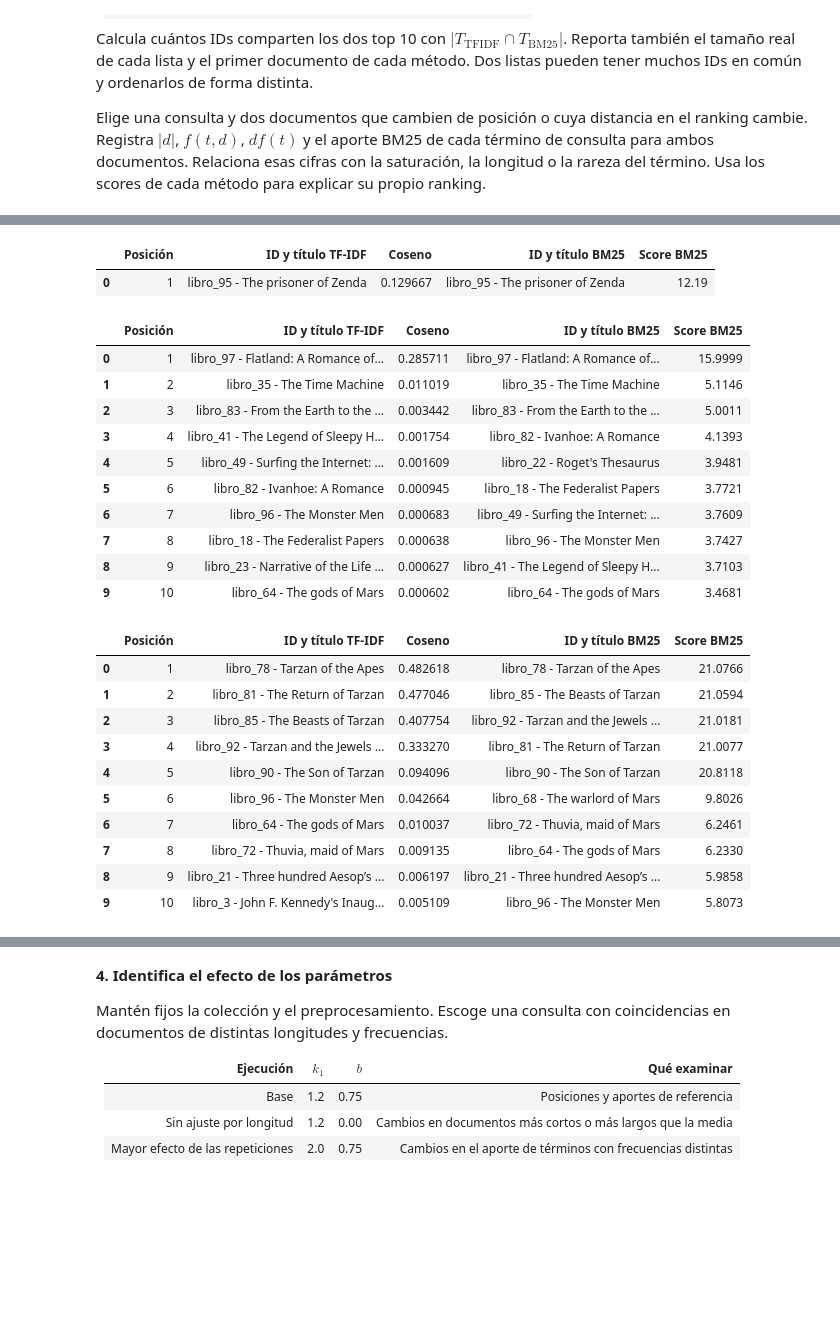
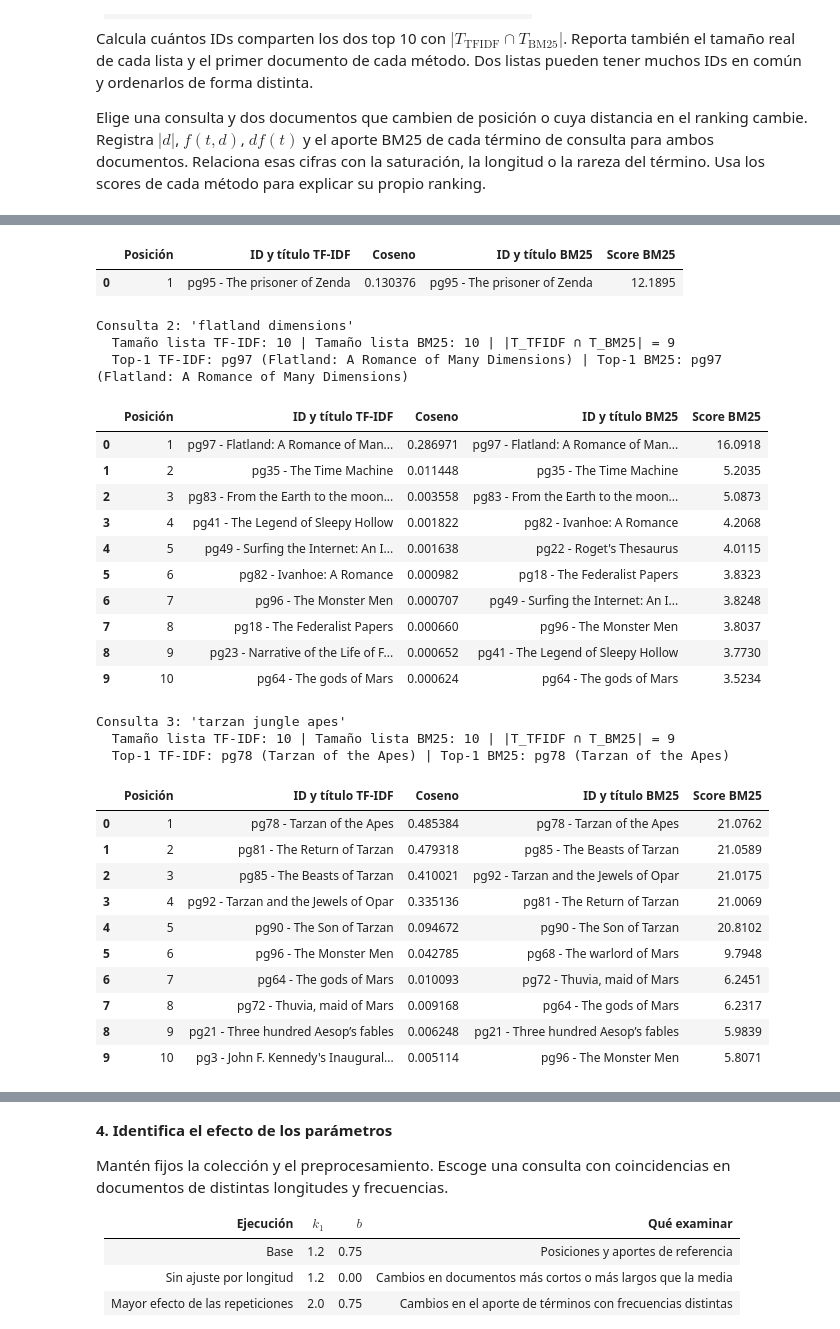
Before and after one commit to BrandonFreire/Notebooks-RI, a Jupyter notebook: IB/BM25/04_bm25.ipynb, the cells around one changed output, grey strips where cells are left out. Saved outputs shown, nothing was run; the diff lists cells and outputs as text; code cells hidden in the pictures; blank space fills up the shorter version.

```diff
--- a/IB/BM25/04_bm25.ipynb
+++ b/IB/BM25/04_bm25.ipynb
@@ -330,8 +372,8 @@ for idx_q, c in enumerate(consultas, start=1):
     lista_bm25 = c['top_bm25']
     max_filas = max(len(lista_tfidf), len(lista_bm25))
 
-    ids_tfidf = {r['doc_id'] for r in lista_tfidf}
-    ids_bm25 = {r['doc_id'] for r in lista_bm25}
+    ids_tfidf = set([r['doc_id'] for r in lista_tfidf])
+    ids_bm25 = set([r['doc_id'] for r in lista_bm25])
     interseccion = ids_tfidf & ids_bm25
 
     primero_tfidf = f"{lista_tfidf[0]['doc_id']} ({lista_tfidf[0]['titulo']})" if lista_tfidf else 'Ninguno'
@@ -379,13 +421,20 @@ for idx_q, c in enumerate(consultas, start=1):
 print("\nResumen general de coincidencia en el Top-10 por consulta:")
 display(pd.DataFrame(resumen_comparacion))
 
-# 2. Análisis detallado de cambio de posición entre dos documentos
-# Elegimos la consulta 4 ('alice rabbit queen king') y los documentos libro_11 y libro_12
+# 2. Análisis de cambio de posición entre dos documentos
 def analizar_cambio_posicion(consulta_str, docs_comparar):
-    c_obj = next(c for c in consultas if c['consulta'] == consulta_str)
-    tokens_q = c_obj['tokens']
-    pos_tfidf = {r['doc_id']: i + 1 for i, r in enumerate(buscar_tfidf_coseno(tokens_q, top_k=N))}
-    pos_bm25 = {r['doc_id']: i + 1 for i, r in enumerate(buscar_bm25(tokens_q, top_k=N))}
+    tokens_q = preprocesar(consulta_str)
+    ranking_tfidf = buscar_tfidf_coseno(tokens_q, top_k=N)
+    ranking_bm25 = buscar_bm25(tokens_q, top_k=N)
+
+    pos_tfidf = {}
+    for i, r in enumerate(ranking_tfidf):
+        pos_tfidf[r['doc_id']] = i + 1
+
+    pos_bm25 = {}
+    for i, r in enumerate(ranking_bm25):
+        pos_bm25[r['doc_id']] = i + 1
+
     scores_cos = cosine_similarity(vectorizador_tfidf.transform([tokens_q]), matriz_tfidf_dispersa)[0]
 
     print(f"\n=== Análisis de cambio de posición para la consulta: '{consulta_str}' ===")
@@ -394,7 +443,10 @@ def analizar_cambio_posicion(consulta_str, docs_comparar):
     filas_resumen_docs = []
     for doc_id in docs_comparar:
         idx = ids_documentos.index(doc_id)
-        score_bm = sum(aporte_termino_bm25(t, idx) for t in tokens_q)
+        score_bm = 0.0
+        for t in tokens_q:
+            score_bm += aporte_termino_bm25(t, idx)
+
         filas_resumen_docs.append({
             'Documento': f"{doc_id} ({titulos[idx]})",
             '|d| (longitud)': longitudes_docs[idx],
@@ -425,8 +477,8 @@ def analizar_cambio_posicion(consulta_str, docs_comparar):
 
     display(pd.DataFrame(filas_terminos))
 
-analizar_cambio_posicion('alice rabbit queen king', ['libro_11', 'libro_12'])
-analizar_cambio_posicion('constitution congress president rights government', ['libro_5', 'libro_18'])
+analizar_cambio_posicion('alice rabbit queen king', ['pg11', 'pg12'])
+analizar_cambio_posicion('constitution congress president rights government', ['pg5', 'pg18'])
 # %% [output]
 Consulta 1: 'zenda'
   Tamaño lista TF-IDF: 1 | Tamaño lista BM25: 1 | |T_TFIDF ∩ T_BM25| = 1
@@ -448,24 +486,30 @@ Longitud media de la colección (avgdl): 67085.77 tokens
 |  | Posición | ID y título TF-IDF | Coseno | ID y título BM25 | Score BM25 |
-| 0 | 1 | libro_95 - The prisoner of Zenda | 0.129667 | libro_95 - The prisoner of Zenda | 12.19 |
+| 0 | 1 | pg95 - The prisoner of Zenda | 0.130376 | pg95 - The prisoner of Zenda | 12.1895 |
+Consulta 2: 'flatland dimensions'
+  Tamaño lista TF-IDF: 10 | Tamaño lista BM25: 10 | |T_TFIDF ∩ T_BM25| = 9
+  Top-1 TF-IDF: pg97 (Flatland: A Romance of Many Dimensions) | Top-1 BM25: pg97 (Flatland: A Romance of Many Dimensions)
 |  | Posición | ID y título TF-IDF | Coseno | ID y título BM25 | Score BM25 |
-| 0 | 1 | libro_97 - Flatland: A Romance of... | 0.285711 | libro_97 - Flatland: A Romance of... | 15.9999 |
-| 1 | 2 | libro_35 - The Time Machine | 0.011019 | libro_35 - The Time Machine | 5.1146 |
-| 2 | 3 | libro_83 - From the Earth to the ... | 0.003442 | libro_83 - From the Earth to the ... | 5.0011 |
-| 3 | 4 | libro_41 - The Legend of Sleepy H... | 0.001754 | libro_82 - Ivanhoe: A Romance | 4.1393 |
-| 4 | 5 | libro_49 - Surfing the Internet: ... | 0.001609 | libro_22 - Roget's Thesaurus | 3.9481 |
-| 5 | 6 | libro_82 - Ivanhoe: A Romance | 0.000945 | libro_18 - The Federalist Papers | 3.7721 |
-| 6 | 7 | libro_96 - The Monster Men | 0.000683 | libro_49 - Surfing the Internet: ... | 3.7609 |
-| 7 | 8 | libro_18 - The Federalist Papers | 0.000638 | libro_96 - The Monster Men | 3.7427 |
-| 8 | 9 | libro_23 - Narrative of the Life ... | 0.000627 | libro_41 - The Legend of Sleepy H... | 3.7103 |
-| 9 | 10 | libro_64 - The gods of Mars | 0.000602 | libro_64 - The gods of Mars | 3.4681 |
+| 0 | 1 | pg97 - Flatland: A Romance of Man... | 0.286971 | pg97 - Flatland: A Romance of Man... | 16.0918 |
+| 1 | 2 | pg35 - The Time Machine | 0.011448 | pg35 - The Time Machine | 5.2035 |
+| 2 | 3 | pg83 - From the Earth to the moon... | 0.003558 | pg83 - From the Earth to the moon... | 5.0873 |
+| 3 | 4 | pg41 - The Legend of Sleepy Hollow | 0.001822 | pg82 - Ivanhoe: A Romance | 4.2068 |
+| 4 | 5 | pg49 - Surfing the Internet: An I... | 0.001638 | pg22 - Roget's Thesaurus | 4.0115 |
+| 5 | 6 | pg82 - Ivanhoe: A Romance | 0.000982 | pg18 - The Federalist Papers | 3.8323 |
+| 6 | 7 | pg96 - The Monster Men | 0.000707 | pg49 - Surfing the Internet: An I... | 3.8248 |
+| 7 | 8 | pg18 - The Federalist Papers | 0.000660 | pg96 - The Monster Men | 3.8037 |
+| 8 | 9 | pg23 - Narrative of the Life of F... | 0.000652 | pg41 - The Legend of Sleepy Hollow | 3.7730 |
+| 9 | 10 | pg64 - The gods of Mars | 0.000624 | pg64 - The gods of Mars | 3.5234 |
+Consulta 3: 'tarzan jungle apes'
+  Tamaño lista TF-IDF: 10 | Tamaño lista BM25: 10 | |T_TFIDF ∩ T_BM25| = 9
+  Top-1 TF-IDF: pg78 (Tarzan of the Apes) | Top-1 BM25: pg78 (Tarzan of the Apes)
 |  | Posición | ID y título TF-IDF | Coseno | ID y título BM25 | Score BM25 |
-| 0 | 1 | libro_78 - Tarzan of the Apes | 0.482618 | libro_78 - Tarzan of the Apes | 21.0766 |
-| 1 | 2 | libro_81 - The Return of Tarzan | 0.477046 | libro_85 - The Beasts of Tarzan | 21.0594 |
-| 2 | 3 | libro_85 - The Beasts of Tarzan | 0.407754 | libro_92 - Tarzan and the Jewels ... | 21.0181 |
-| 3 | 4 | libro_92 - Tarzan and the Jewels ... | 0.333270 | libro_81 - The Return of Tarzan | 21.0077 |
-| 4 | 5 | libro_90 - The Son of Tarzan | 0.094096 | libro_90 - The Son of Tarzan | 20.8118 |
-| 5 | 6 | libro_96 - The Monster Men | 0.042664 | libro_68 - The warlord of Mars | 9.8026 |
-| 6 | 7 | libro_64 - The gods of Mars | 0.010037 | libro_72 - Thuvia, maid of Mars | 6.2461 |
-| 7 | 8 | libro_72 - Thuvia, maid of Mars | 0.009135 | libro_64 - The gods of Mars | 6.2330 |
-| 8 | 9 | libro_21 - Three hundred Aesop’s ... | 0.006197 | libro_21 - Three hundred Aesop’s ... | 5.9858 |
-| 9 | 10 | libro_3 - John F. Kennedy's Inaug... | 0.005109 | libro_96 - The Monster Men | 5.8073 |
+| 0 | 1 | pg78 - Tarzan of the Apes | 0.485384 | pg78 - Tarzan of the Apes | 21.0762 |
+| 1 | 2 | pg81 - The Return of Tarzan | 0.479318 | pg85 - The Beasts of Tarzan | 21.0589 |
+| 2 | 3 | pg85 - The Beasts of Tarzan | 0.410021 | pg92 - Tarzan and the Jewels of Opar | 21.0175 |
+| 3 | 4 | pg92 - Tarzan and the Jewels of Opar | 0.335136 | pg81 - The Return of Tarzan | 21.0069 |
+| 4 | 5 | pg90 - The Son of Tarzan | 0.094672 | pg90 - The Son of Tarzan | 20.8102 |
+| 5 | 6 | pg96 - The Monster Men | 0.042785 | pg68 - The warlord of Mars | 9.7948 |
+| 6 | 7 | pg64 - The gods of Mars | 0.010093 | pg72 - Thuvia, maid of Mars | 6.2451 |
+| 7 | 8 | pg72 - Thuvia, maid of Mars | 0.009168 | pg64 - The gods of Mars | 6.2317 |
+| 8 | 9 | pg21 - Three hundred Aesop’s fables | 0.006248 | pg21 - Three hundred Aesop’s fables | 5.9839 |
+| 9 | 10 | pg3 - John F. Kennedy's Inaugural... | 0.005114 | pg96 - The Monster Men | 5.8071 |
```
Also changed, not shown: parts of 6 cells of this notebook.
